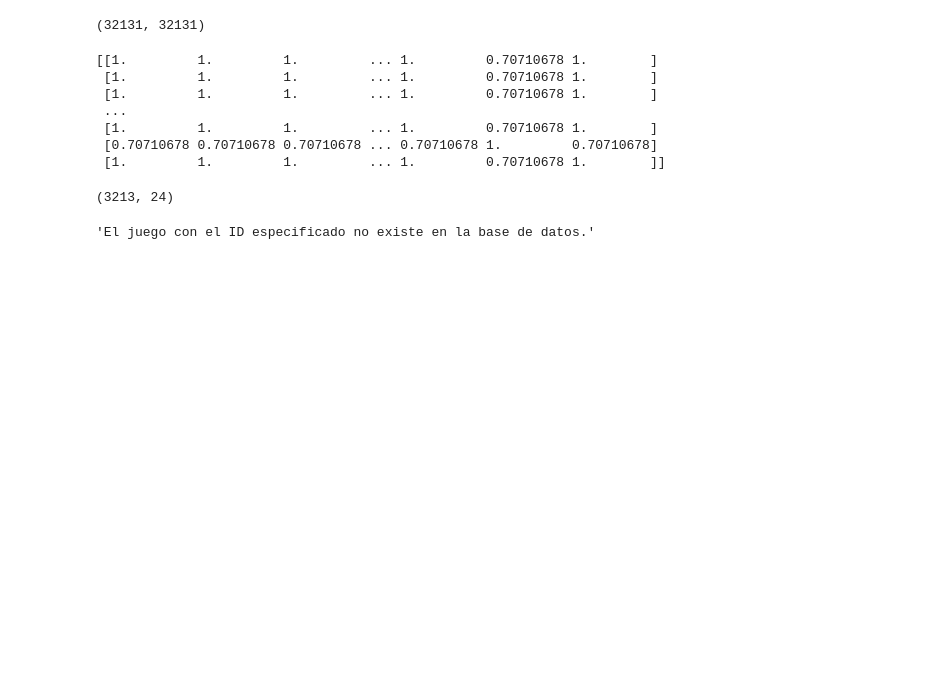
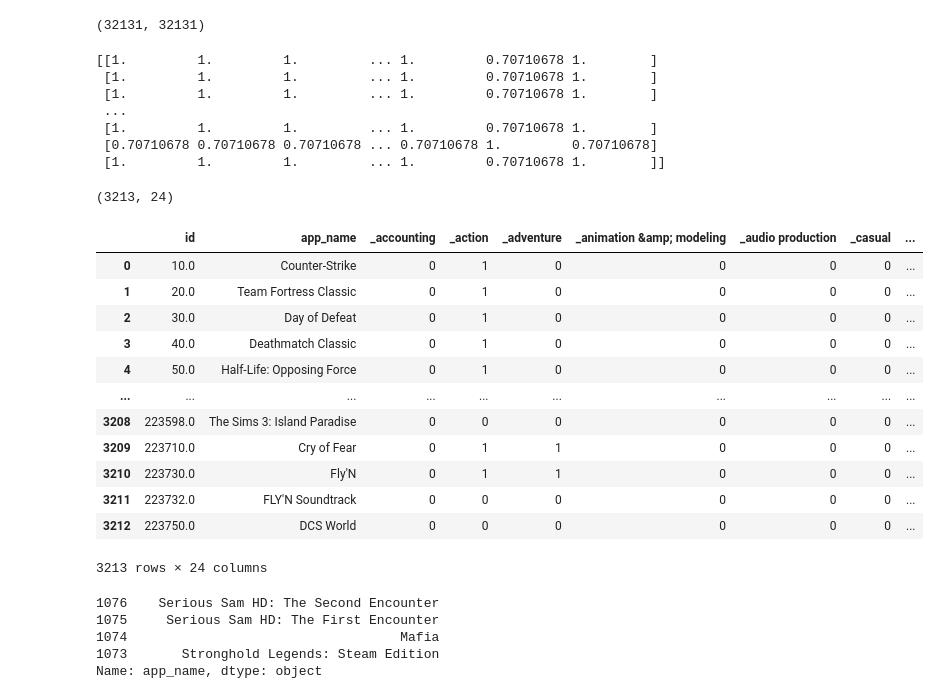
Before and after one commit to rafaelalvarez702/PI_MLOps_01, a Jupyter notebook: funciones_api.ipynb, the cells around one changed output. Saved outputs shown, nothing was run; the diff lists cells and outputs as text; code cells hidden in the pictures; blank space fills up the shorter version.

```diff
--- a/funciones_api.ipynb
+++ b/funciones_api.ipynb
@@ -494,6 +478,22 @@ df_r_juego = df_r_juego.iloc[:filas //10]
 df_r_juego.shape
 # %% [output]
 (3213, 24)
+# %%
+df_r_juego
+# %% [output]
+|  | id | app_name | _accounting | _action | _adventure | _animation &amp; modeling | _audio production | _casual | ... |
+| 0 | 10.0 | Counter-Strike | 0 | 1 | 0 | 0 | 0 | 0 | ... |
+| 1 | 20.0 | Team Fortress Classic | 0 | 1 | 0 | 0 | 0 | 0 | ... |
+| 2 | 30.0 | Day of Defeat | 0 | 1 | 0 | 0 | 0 | 0 | ... |
+| 3 | 40.0 | Deathmatch Classic | 0 | 1 | 0 | 0 | 0 | 0 | ... |
+| 4 | 50.0 | Half-Life: Opposing Force | 0 | 1 | 0 | 0 | 0 | 0 | ... |
+| ... | ... | ... | ... | ... | ... | ... | ... | ... | ... |
+| 3208 | 223598.0 | The Sims 3: Island Paradise | 0 | 0 | 0 | 0 | 0 | 0 | ... |
+| 3209 | 223710.0 | Cry of Fear | 0 | 1 | 1 | 0 | 0 | 0 | ... |
+| 3210 | 223730.0 | Fly'N | 0 | 1 | 1 | 0 | 0 | 0 | ... |
+| 3211 | 223732.0 | FLY'N Soundtrack | 0 | 0 | 0 | 0 | 0 | 0 | ... |
+| 3212 | 223750.0 | DCS World | 0 | 0 | 0 | 0 | 0 | 0 | ... |
+3213 rows × 24 columns
 # %%
 def recomendacion_juego(id):
     # Encuentra el índice del juego ingresado por ID
@@ -516,9 +516,13 @@ def recomendacion_juego(id):
 
     return similares
 # %%
-recomendacion_juego(279800)
+recomendacion_juego(223750)
 # %% [output]
-'El juego con el ID especificado no existe en la base de datos.'
+1076    Serious Sam HD: The Second Encounter
+1075     Serious Sam HD: The First Encounter
+1074                                   Mafia
+1073       Stronghold Legends: Steam Edition
+Name: app_name, dtype: object
 # %%
 df_s_analisis.to_parquet("df_s_analisis.parquet")
 df_PlayTimeGenre.to_parquet("df_PlayTimeGenre.parquet")
```
Also changed, not shown: parts of 1 cell of this notebook.
